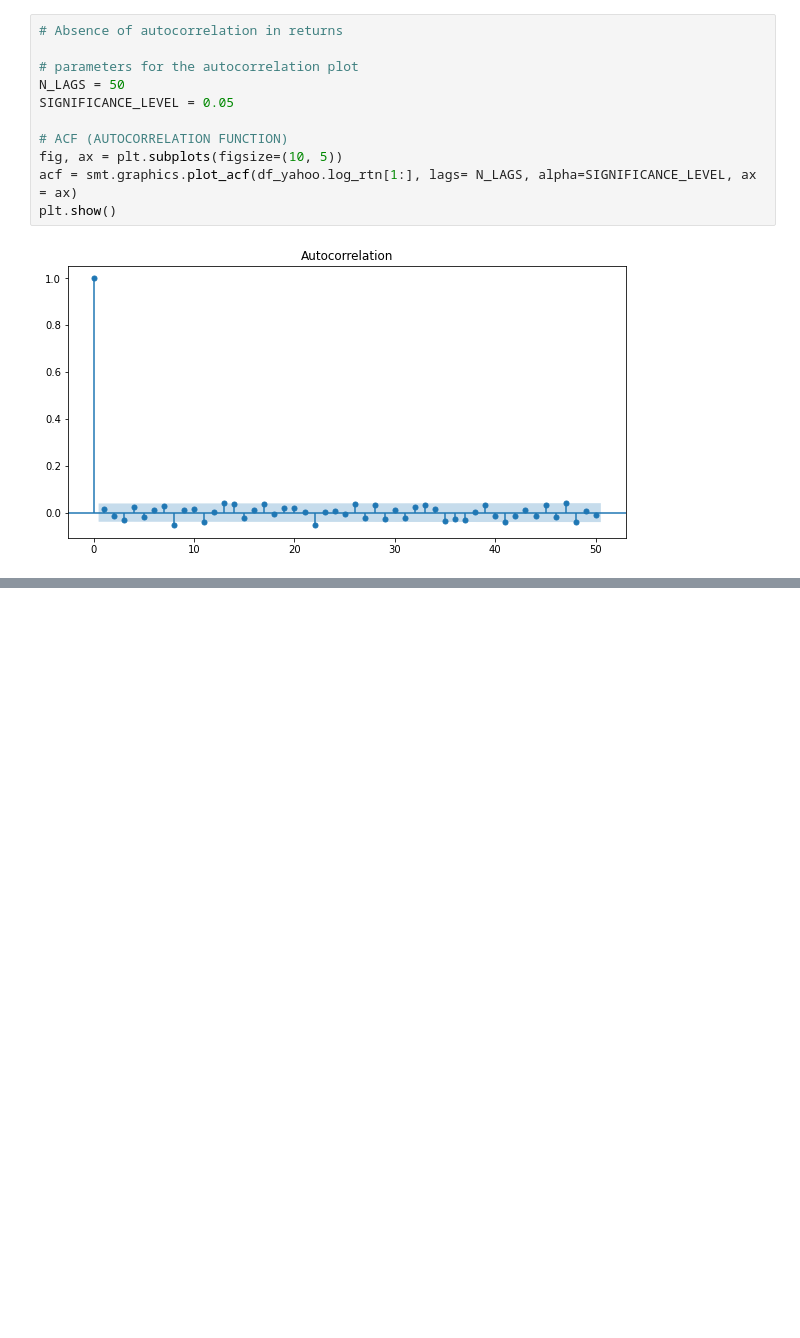
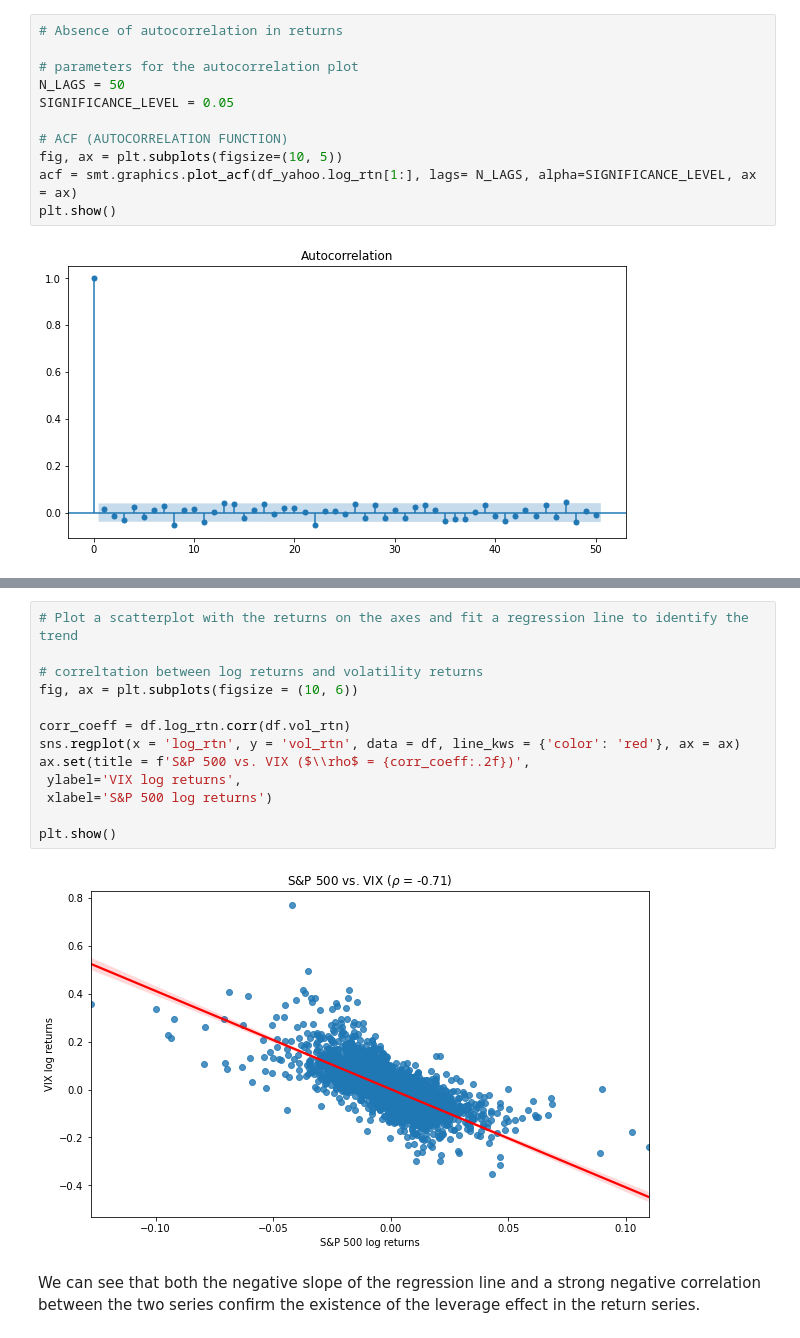
Before and after one commit to annkon22/Finance_python, a Jupyter notebook: stylized_facts.ipynb, the cells around one changed output, grey strips where cells are left out. Saved outputs shown, nothing was run; the diff lists cells and outputs as text; blank space fills up the shorter version.

```diff
--- a/stylized_facts.ipynb
+++ b/stylized_facts.ipynb
@@ -74,0 +127,19 @@ plt.show()
+# %%
+# Plot a scatterplot with the returns on the axes and fit a regression line to identify the trend
+
+# correltation between log returns and volatility returns
+fig, ax = plt.subplots(figsize = (10, 6))
+
+corr_coeff = df.log_rtn.corr(df.vol_rtn)
+sns.regplot(x = 'log_rtn', y = 'vol_rtn', data = df, line_kws = {'color': 'red'}, ax = ax)
+ax.set(title = f'S&P 500 vs. VIX ($\\rho$ = {corr_coeff:.2f})',
+ ylabel='VIX log returns',
+ xlabel='S&P 500 log returns')
+
+plt.show()
+# %% [output]
+[figure, added]
+# %% [markdown]
+We can see that both the negative slope of the regression line and a strong
+negative correlation between the two series confirm the existence of the leverage
+effect in the return series.
```
Also changed, not shown: parts of 3 cells of this notebook.
